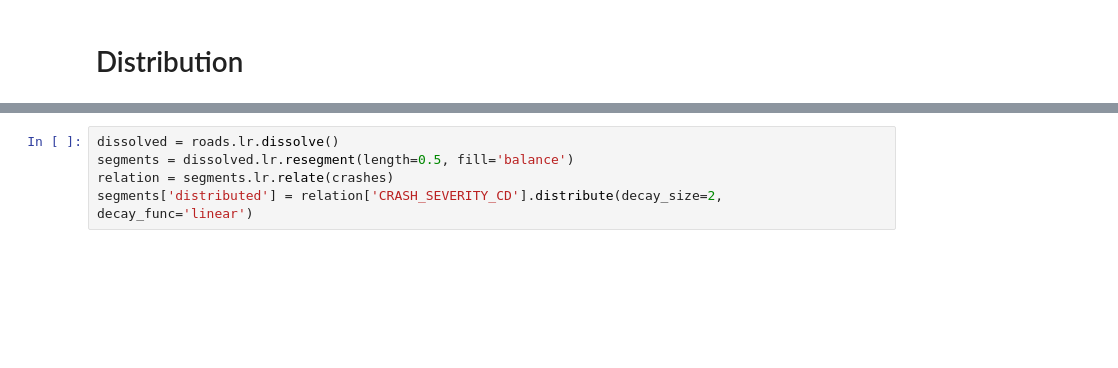
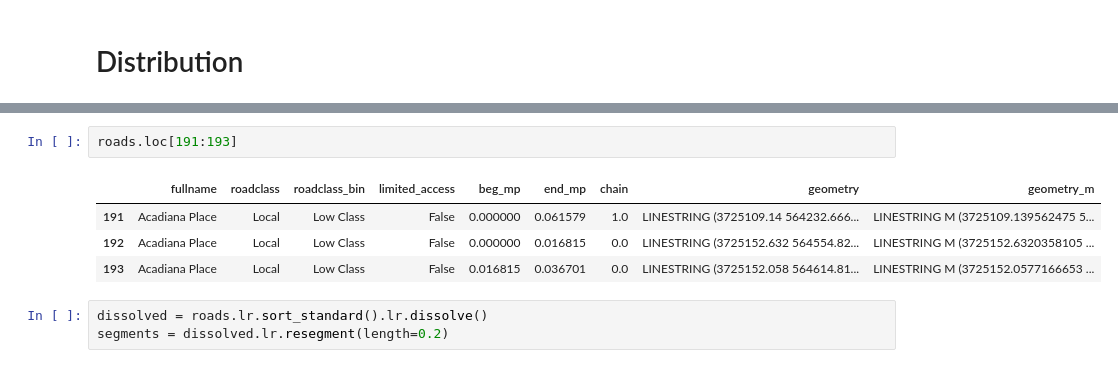
Before and after one commit to tariqshihadah/linref, a Jupyter notebook: testing.ipynb, the cells around one changed output, grey strips where cells are left out. Cells and saved outputs as stored; diff of their text form; blank space fills up the shorter version.

```diff
--- a/testing.ipynb
+++ b/testing.ipynb
@@ -43,5 +68,10 @@ Skipping field INTERSECTION_LEG_ID: unsupported OGR type: 5
+# %%
+roads.loc[191:193]
+# %% [output]
+|  | fullname | roadclass | roadclass_bin | limited_access | beg_mp | end_mp | chain | geometry | geometry_m |
+| 191 | Acadiana Place | Local | Low Class | False | 0.000000 | 0.061579 | 1.0 | LINESTRING (3725109.14 564232.666... | LINESTRING M (3725109.139562475 5... |
+| 192 | Acadiana Place | Local | Low Class | False | 0.000000 | 0.016815 | 0.0 | LINESTRING (3725152.632 564554.82... | LINESTRING M (3725152.6320358105 ... |
+| 193 | Acadiana Place | Local | Low Class | False | 0.016815 | 0.036701 | 0.0 | LINESTRING (3725152.058 564614.81... | LINESTRING M (3725152.0577166653 ... |
 # %%
-dissolved = roads.lr.dissolve()
-segments = dissolved.lr.resegment(length=0.5, fill='balance')
-relation = segments.lr.relate(crashes)
-segments['distributed'] = relation['CRASH_SEVERITY_CD'].distribute(decay_size=2, decay_func='linear')
+dissolved = roads.lr.sort_standard().lr.dissolve()
+segments = dissolved.lr.resegment(length=0.2)
```
Also changed, not shown: parts of 10 cells of this notebook, 9 other files.
